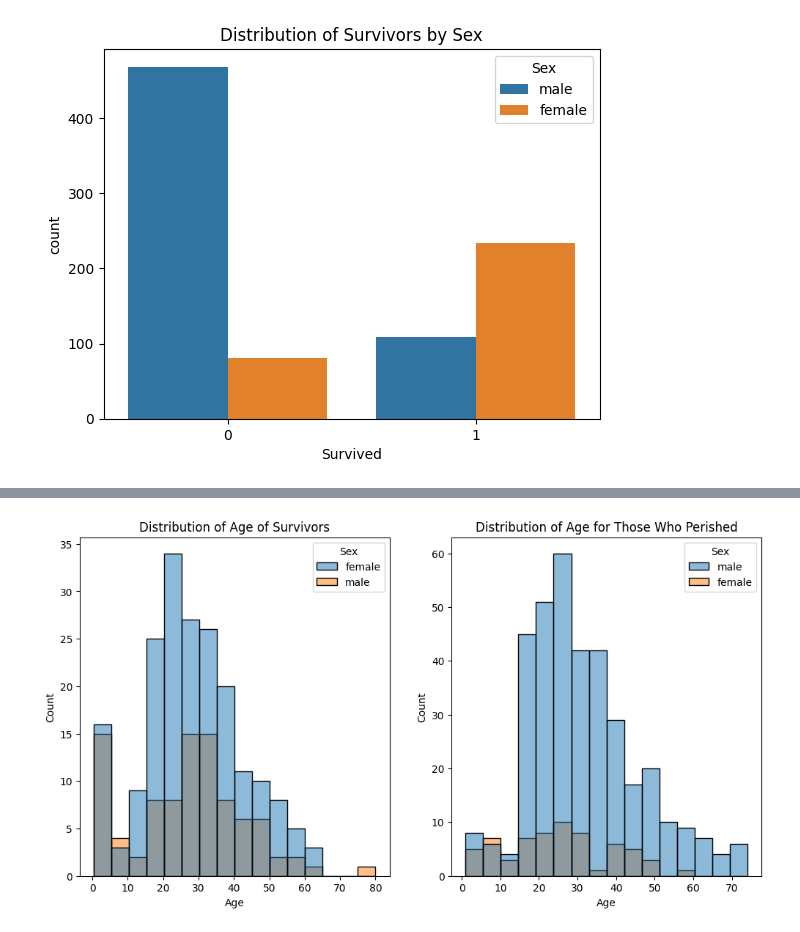
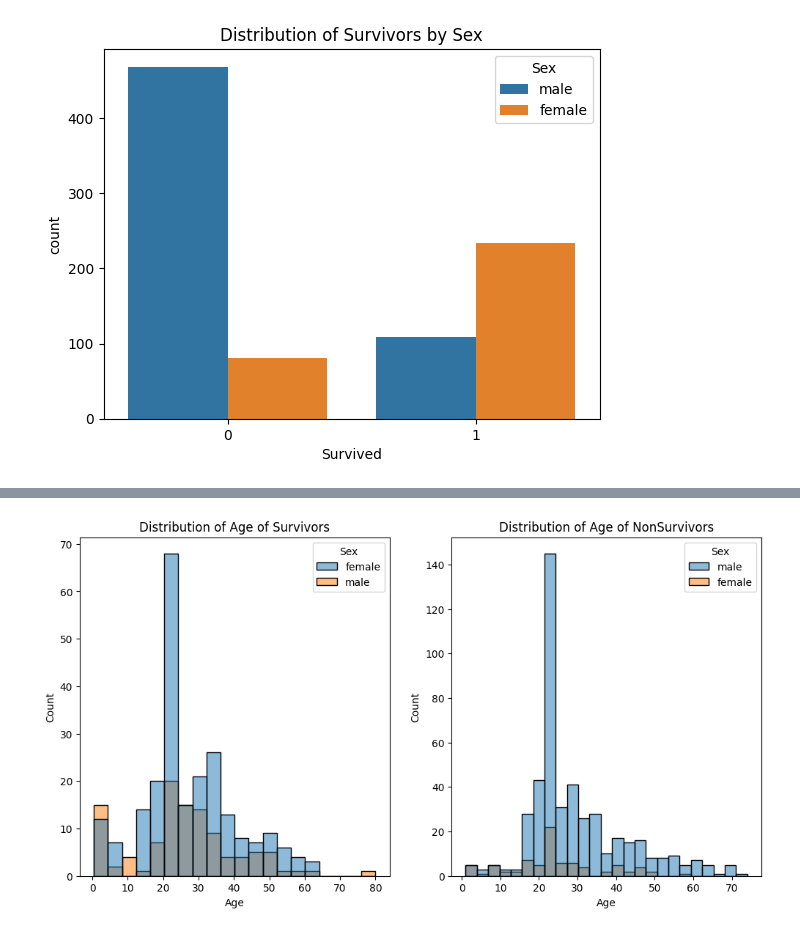
Before and after one commit to cafesmire/notebooks, a Jupyter notebook: titanic_eda/titanic_eda.ipynb, the cells around one changed output, grey strips where cells are left out. Cells and saved outputs as stored; diff of their text form; code cells hidden in the pictures.

Commit message:
Visualize univariate and multivariate values

```diff
--- a/titanic_eda/titanic_eda.ipynb
+++ b/titanic_eda/titanic_eda.ipynb
@@ -5,6 +7,4 @@ import matplotlib.pyplot as plt
 # %%
-train = pd.read_csv('./data/raw/train.csv')
-test = pd.read_csv('./data/raw/test.csv')
+train_df = pd.read_csv('./data/raw/train.csv')
+test_df = pd.read_csv('./data/raw/test.csv')
 samp_submission = pd.read_csv('./data/raw/gender_submission.csv')
-
-train.head()
@@ -27,0 +13,6 @@ Index(['PassengerId', 'Pclass', 'Name', 'Sex', 'Age', 'SibSp', 'Parch',
+# %%
+train = train_df.drop(columns=['Ticket', 'Cabin', 'Name'])
+test = test_df.drop(columns=['Ticket', 'Cabin', 'Name'])
+# %%
+train['Fare'] = np.round(train['Fare'],2)
+test['Fare'] = np.round(test['Fare'],2)
@@ -57,0 +71,4 @@ samp_submission.head()
+# %%
+imputer = SimpleImputer(strategy='most_frequent')
+train.iloc[:,:] = imputer.fit_transform(train)
+train.info()
@@ -115,14 +154,14 @@ plt.show()
 # %%
 fig, (ax1, ax2) = plt.subplots(ncols=2, figsize=(12, 6))
 survived = train.query('Survived == 1')
 died = train.query('Survived==0')
 sns.histplot(survived, x='Age', ax=ax1, hue='Sex')
 sns.histplot(died, x='Age',  ax=ax2, hue='Sex')
 ax1.set_title('Distribution of Age of Survivors')
-ax2.set_title('Distribution of Age for Those Who Perished')
+ax2.set_title('Distribution of Age of NonSurvivors')
 plt.show()
 # %% [output]
-[figure, old version]
+[figure, new version]
 # %%
 features = train.drop(columns='Survived', axis=1)
 target = train['Survived']
```
Also changed, not shown: parts of 21 cells of this notebook.
